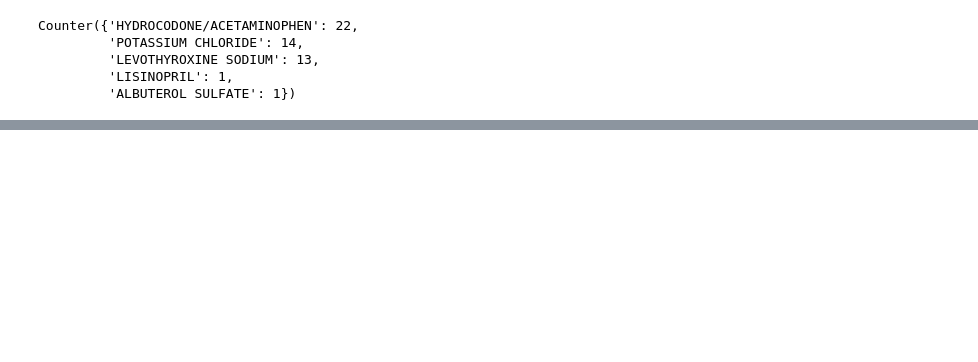
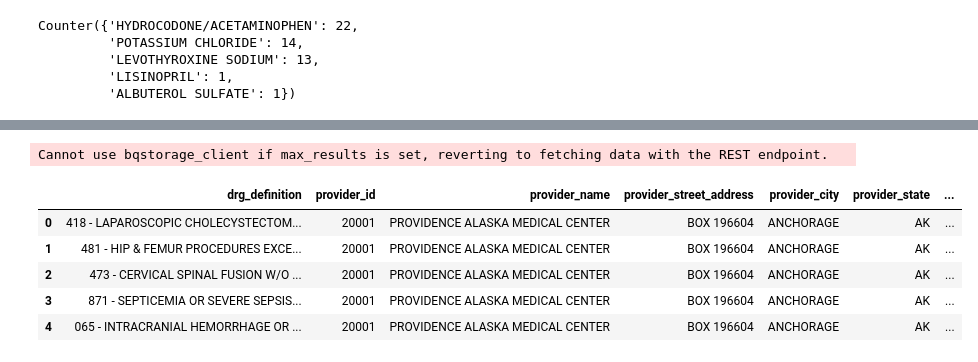
Before and after one commit to space-isa/medicare-data, a Jupyter notebook: src/medicare_data_analysis.ipynb, the cells around one changed output, grey strips where cells are left out. Cells and saved outputs as stored; diff of their text form; code cells hidden in the pictures; blank space fills up the shorter version.

```diff
--- a/src/medicare_data_analysis.ipynb
+++ b/src/medicare_data_analysis.ipynb
@@ -417,0 +317,7 @@ fig.show()  # Output the plot to the screen
+# %%
+# Construct a reference to a given table
+table_ref_2011_inpatient = dataset_ref.table("inpatient_charges_2011")
+
+# API request - fetch the table
+table_2011_inpatient = client.get_table(table_ref_2011_inpatient)
+table_2011_inpatient.schema
@@ -417,0 +337,10 @@ fig.show()  # Output the plot to the screen
+# %%
+client.list_rows(table_2011_inpatient, max_results=5).to_dataframe()
+# %% [output]
+Cannot use bqstorage_client if max_results is set, reverting to fetching data with the REST endpoint.
+|  | drg_definition | provider_id | provider_name | provider_street_address | provider_city | provider_state | ... |
+| 0 | 418 - LAPAROSCOPIC CHOLECYSTECTOM... | 20001 | PROVIDENCE ALASKA MEDICAL CENTER | BOX 196604 | ANCHORAGE | AK | ... |
+| 1 | 481 - HIP & FEMUR PROCEDURES EXCE... | 20001 | PROVIDENCE ALASKA MEDICAL CENTER | BOX 196604 | ANCHORAGE | AK | ... |
+| 2 | 473 - CERVICAL SPINAL FUSION W/O ... | 20001 | PROVIDENCE ALASKA MEDICAL CENTER | BOX 196604 | ANCHORAGE | AK | ... |
+| 3 | 871 - SEPTICEMIA OR SEVERE SEPSIS... | 20001 | PROVIDENCE ALASKA MEDICAL CENTER | BOX 196604 | ANCHORAGE | AK | ... |
+| 4 | 065 - INTRACRANIAL HEMORRHAGE OR ... | 20001 | PROVIDENCE ALASKA MEDICAL CENTER | BOX 196604 | ANCHORAGE | AK | ... |
```
Also changed, not shown: parts of 82 cells of this notebook, 15 other files.
